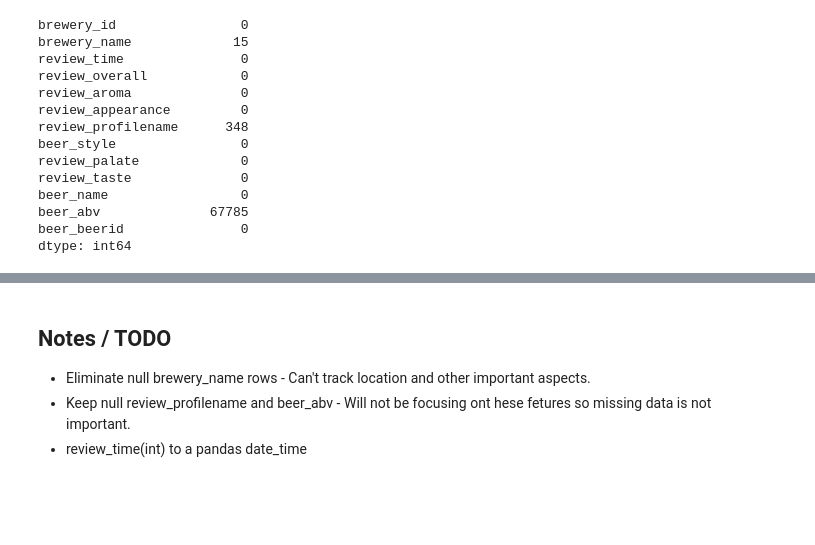
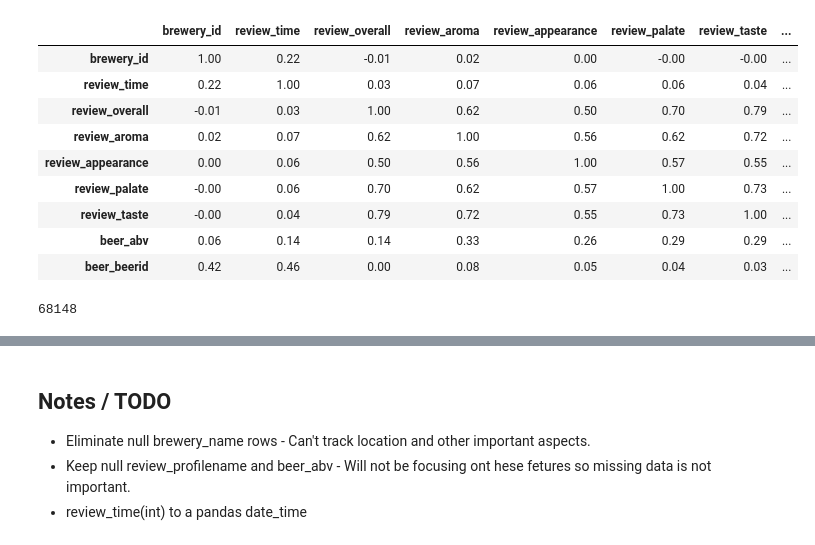
Before and after one commit to jeffjohannsen/Beer_Style_Review_Exploration, a Jupyter notebook: notebooks/BeerAdvocate_EDA.ipynb, the cells around one changed output, grey strips where cells are left out. Cells and saved outputs as stored; diff of their text form; code cells hidden in the pictures; blank space fills up the shorter version.

```diff
--- a/notebooks/BeerAdvocate_EDA.ipynb
+++ b/notebooks/BeerAdvocate_EDA.ipynb
@@ -31,0 +44,14 @@ memory usage: 157.4+ MB
+# %%
+corr = df.corr()
+corr.style.background_gradient(cmap='coolwarm').set_precision(2)
+# %% [output]
+|  | brewery_id | review_time | review_overall | review_aroma | review_appearance | review_palate | review_taste | ... |
+| brewery_id | 1.00 | 0.22 | -0.01 | 0.02 | 0.00 | -0.00 | -0.00 | ... |
+| review_time | 0.22 | 1.00 | 0.03 | 0.07 | 0.06 | 0.06 | 0.04 | ... |
+| review_overall | -0.01 | 0.03 | 1.00 | 0.62 | 0.50 | 0.70 | 0.79 | ... |
+| review_aroma | 0.02 | 0.07 | 0.62 | 1.00 | 0.56 | 0.62 | 0.72 | ... |
+| review_appearance | 0.00 | 0.06 | 0.50 | 0.56 | 1.00 | 0.57 | 0.55 | ... |
+| review_palate | -0.00 | 0.06 | 0.70 | 0.62 | 0.57 | 1.00 | 0.73 | ... |
+| review_taste | -0.00 | 0.04 | 0.79 | 0.72 | 0.55 | 0.73 | 1.00 | ... |
+| beer_abv | 0.06 | 0.14 | 0.14 | 0.33 | 0.26 | 0.29 | 0.29 | ... |
+| beer_beerid | 0.42 | 0.46 | 0.00 | 0.08 | 0.05 | 0.04 | 0.03 | ... |
@@ -32,17 +60,4 @@ memory usage: 157.4+ MB
 # %%
-beer_advocate_df.isnull().sum()
+(beer_advocate_df.isnull().sum()).sum()
 # %% [output]
-brewery_id                0
-brewery_name             15
-review_time               0
-review_overall            0
-review_aroma              0
-review_appearance         0
-review_profilename      348
-beer_style                0
-review_palate             0
-review_taste              0
-beer_name                 0
-beer_abv              67785
-beer_beerid               0
-dtype: int64
+68148
```
Also changed, not shown: parts of 10 cells of this notebook, 3 other files.
